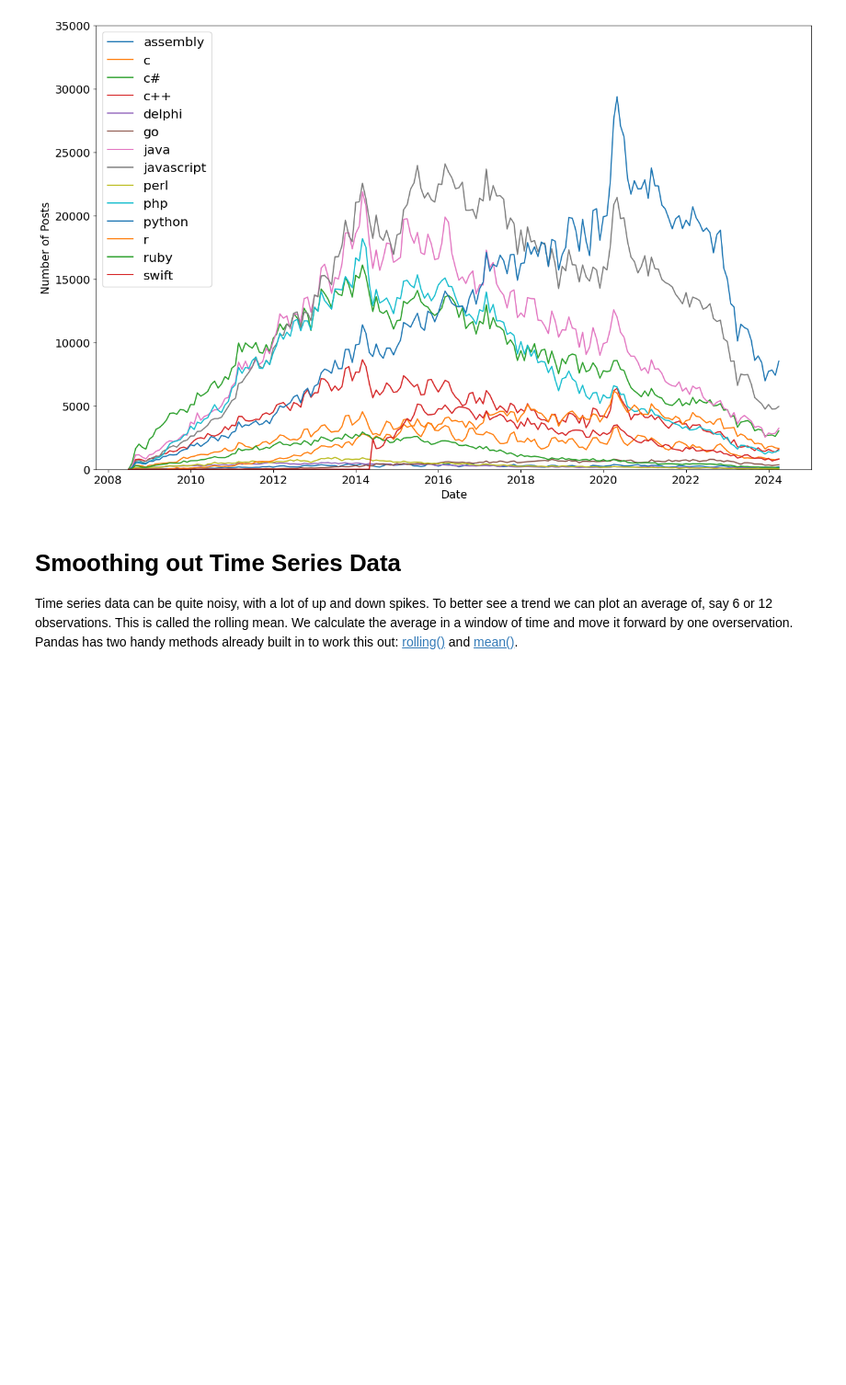
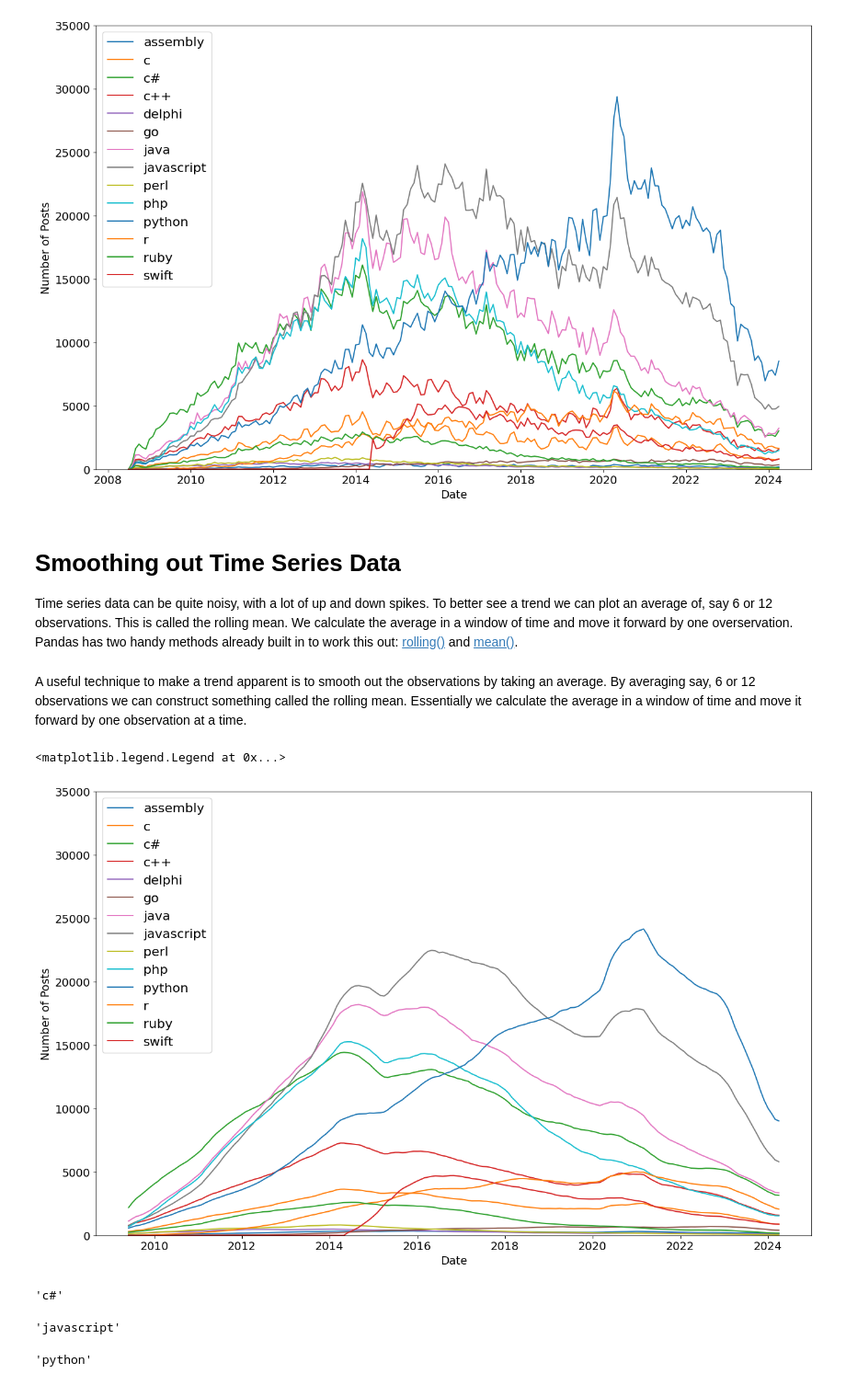
Before and after one commit to Mo-21/data-visualisation-Matplotlib, a Jupyter notebook: Programming_Languages.ipynb, the cells around one changed output. Shown at 92% size. Drawn from its saved outputs; the diff is of its cells as text; code cells hidden in the pictures; blank space fills up the shorter version.

Commit message:
find the most popular programming language in a range

```diff
--- a/Programming_Languages.ipynb
+++ b/Programming_Languages.ipynb
@@ -267,3 +267,44 @@ plt.legend(fontsize=16)
 # Smoothing out Time Series Data
 
 Time series data can be quite noisy, with a lot of up and down spikes. To better see a trend we can plot an average of, say 6 or 12 observations. This is called the rolling mean. We calculate the average in a window of time and move it forward by one overservation. Pandas has two handy methods already built in to work this out: [rolling()](https://pandas.pydata.org/pandas-docs/stable/reference/api/pandas.DataFrame.rolling.html) and [mean()](https://pandas.pydata.org/pandas-docs/stable/reference/api/pandas.core.window.rolling.Rolling.mean.html).
+# %% [markdown]
+A useful technique to make a trend apparent is to smooth out the observations by taking an average. By averaging say, 6 or 12 observations we can construct something called the rolling mean. Essentially we calculate the average in a window of time and move it forward by one observation at a time.
+# %%
+rolling_pt = pt.rolling(window=12).mean()
+
+plt.figure(figsize=(16,10))
+plt.xticks(fontsize=14)
+plt.yticks(fontsize=14)
+plt.xlabel('Date', fontsize=14)
+plt.ylabel('Number of Posts', fontsize=14)
+plt.ylim(0, 35000)
+
+# plot the roll_df instead
+for column in rolling_pt.columns:
+    plt.plot(rolling_pt.index, rolling_pt[column], label=rolling_pt[column].name)
+
+plt.legend(fontsize=16)
+# %% [output]
+<matplotlib.legend.Legend at 0x...>
+[figure, added]
+# %%
+# The most popular programming language from 2008 to 2012 by the number of posts?
+data_2008_to_2012 = pt.loc["2008":"2012"]
+total_posts_by_language = data_2008_to_2012.sum()
+total_posts_by_language.idxmax()
+# %% [output]
+'c#'
+# %%
+# The most popular programming language from 2015 to 2018
+data_2015_to_2018 = pt.loc["2015":"2018"]
+total_posts_by_language = data_2015_to_2018.sum()
+total_posts_by_language.idxmax()
+# %% [output]
+'javascript'
+# %%
+# The most popular programming language in 2020
+data_2020 = pt.loc["2020"]
+total_posts_by_language = data_2020.sum()
+total_posts_by_language.idxmax()
+# %% [output]
+'python'
```
